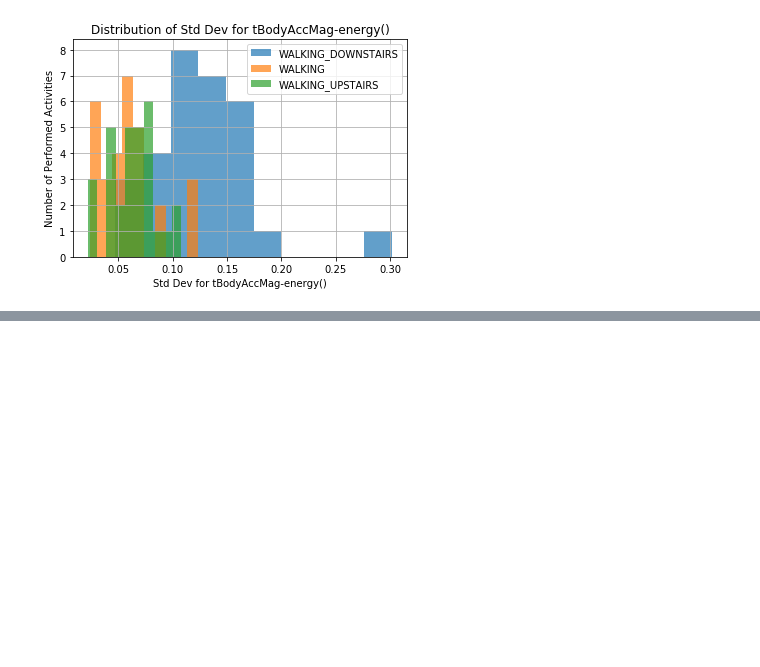
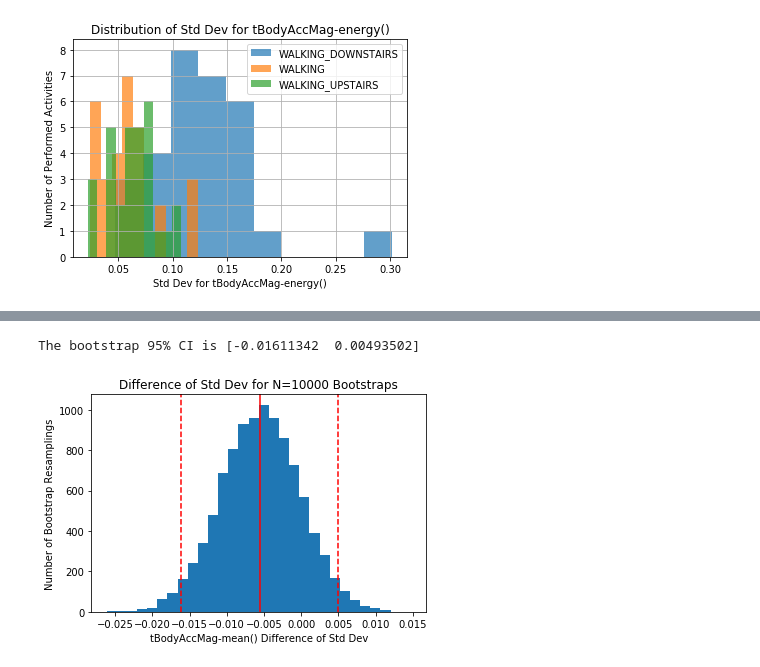
Before and after one commit to s-weisenberg/Data-Science-Projects, a Jupyter notebook: Capstone_Project_2/notebooks/Statistical_Analysis.ipynb, the cells around one changed output, grey strips where cells are left out. Saved outputs shown, nothing was run; the diff lists cells and outputs as text; code cells hidden in the pictures; blank space fills up the shorter version.

```diff
--- a/Capstone_Project_2/notebooks/Statistical_Analysis.ipynb
+++ b/Capstone_Project_2/notebooks/Statistical_Analysis.ipynb
@@ -261,0 +339,10 @@ Since the distributions of std. dev. for either superClass do not meet the norma
+# %%
+# Testing Hypothesis 3
+bootstrap_diff_of_means(separated_df_stds.loc['STANDING']['tBodyAccMag-mean()'],
+                        separated_df_stds.loc['WALKING_DOWNSTAIRS']['tBodyAccMag-mean()'],
+                        'tBodyAccMag-mean()',
+                        'Std Dev',
+                        n=10000)
+# %% [output]
+The bootstrap 95% CI is [-0.01611342  0.00493502]
+[figure, added]
```
Also changed, not shown: parts of 10 cells of this notebook.
